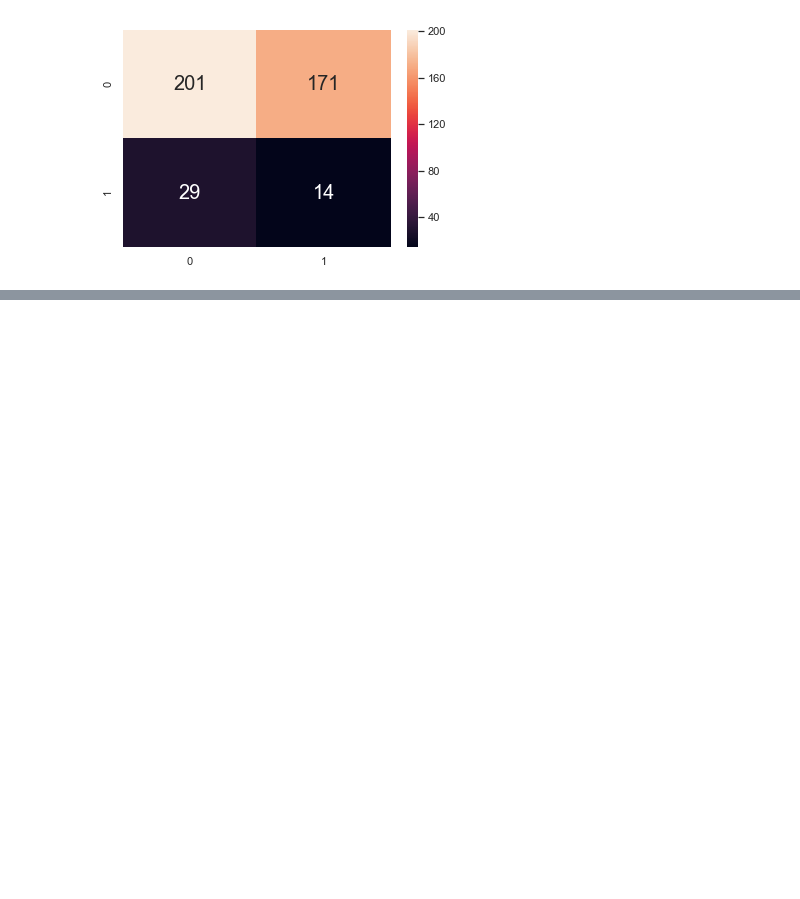
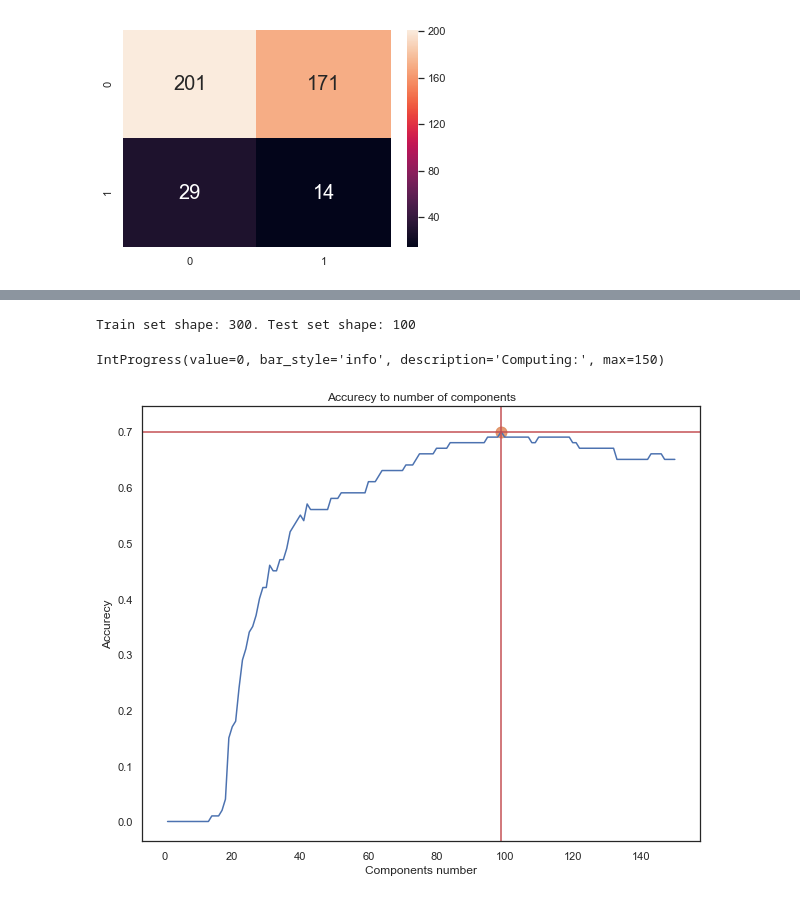
Before and after one commit to IvanProdaiko94/UCU-linear-algebra-course, a Jupyter notebook: final/face_recognition_pca.ipynb, the cells around one changed output, grey strips where cells are left out. Drawn from its saved outputs; the diff is of its cells as text; code cells hidden in the pictures; blank space fills up the shorter version.

Commit message:
add face recognition

```diff
--- a/final/face_recognition_pca.ipynb
+++ b/final/face_recognition_pca.ipynb
@@ -409,0 +435,53 @@ F1 Score=0.9033707865168539
+# %%
+att_faces = read_folder('./att_faces/', '.pgm')
+att_faces_train, att_faces_test = train_test_split(att_faces, test_size=.25, random_state=512, shuffle=True)
+print("Train set shape: {}. Test set shape: {}".format(len(att_faces_train), len(att_faces_test)))
+# %% [output]
+Train set shape: 300. Test set shape: 100
+# %%
+def find_best_number_of_components(train, test):
+    f = IntProgress(min=0, max=len(train)//2, description='Computing:', bar_style='info')
+    display(f)
+
+    face_recognition_pca = Classifier()
+    face_recognition_pca.fit(np.array(train))
+    accurecy = []
+    for n in range(len(train)//2):
+        face_recognition_pca.calculate_weights(n+1)
+        face_recognition_pca.calculate_threshold()
+        count = 0
+        for img in test:
+            _, face_in_db = face_recognition_pca.find_closest(img)
+            if face_in_db:
+                count+=1
+        f.value += 1
+        accurecy.append(count/len(test))
+
+    return accurecy
+# %%
+accurecy = find_best_number_of_components(att_faces_train, att_faces_test)
+# %% [output]
+IntProgress(value=0, bar_style='info', description='Computing:', max=150)
+# %%
+df = pd.DataFrame({
+    'Accurecy': accurecy,
+    'Components number': [i + 1 for i in range(len(att_faces_train)//2)]
+})
+
+best = np.argmax(accurecy)
+
+fig, ax = plt.subplots(figsize=(10, 8))
+
+sns.set_style("whitegrid")
+sns.lineplot(
+    ax=ax,
+    y='Accurecy',
+    x='Components number',
+    data=df,
+).set_title("Accurecy to number of components")
+sns.regplot(x=np.array([best+1]), y=np.array([accurecy[best]]), scatter=True, fit_reg=False, marker='o', scatter_kws={"s": 120})
+plt.axhline(y=accurecy[best], color='r')
+plt.axvline(best+1, color='r')
+plt.show()
+# %% [output]
+[figure, added]
```
Also changed, not shown: parts of 8 cells of this notebook, 1 other file.
